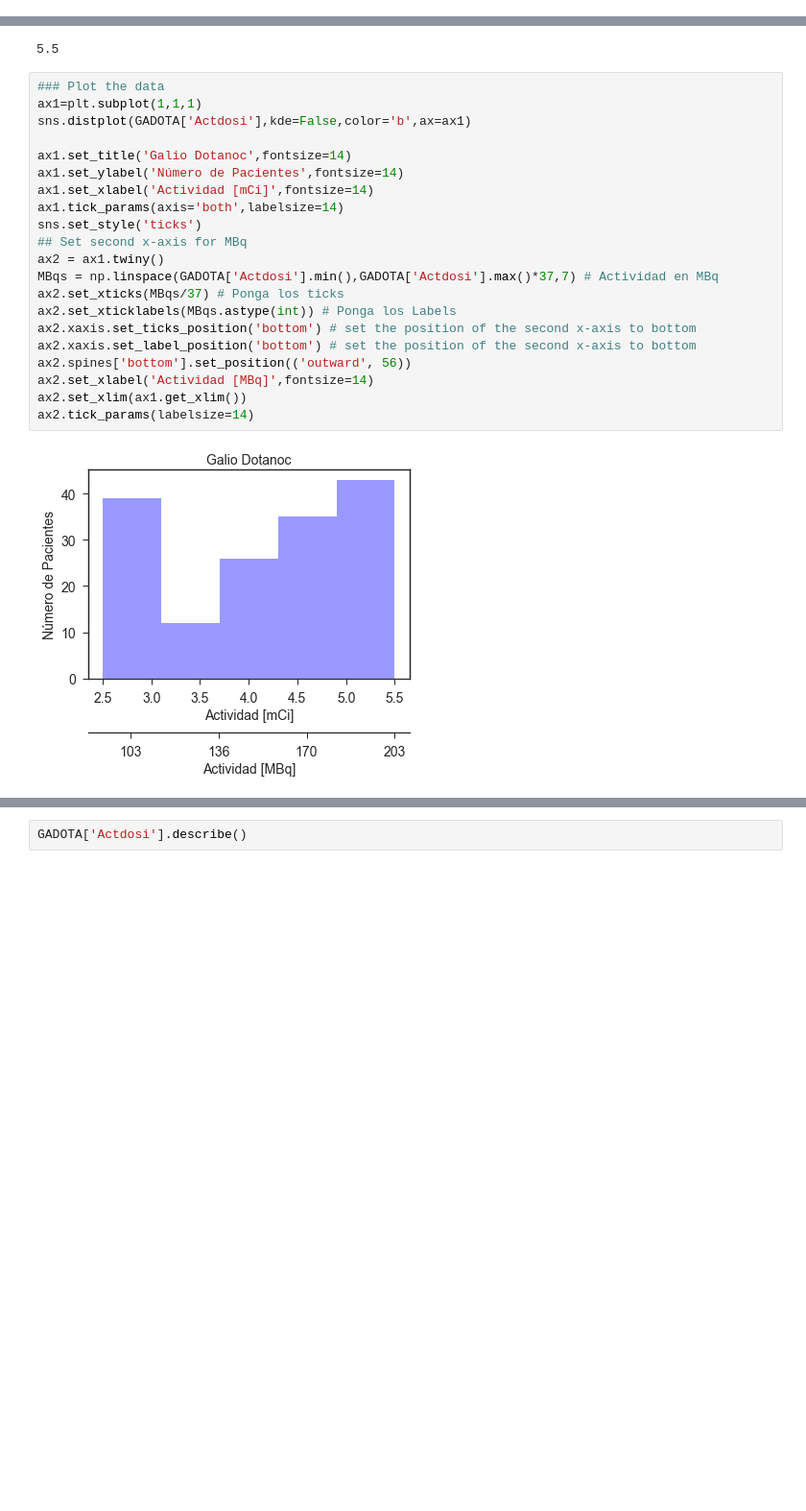
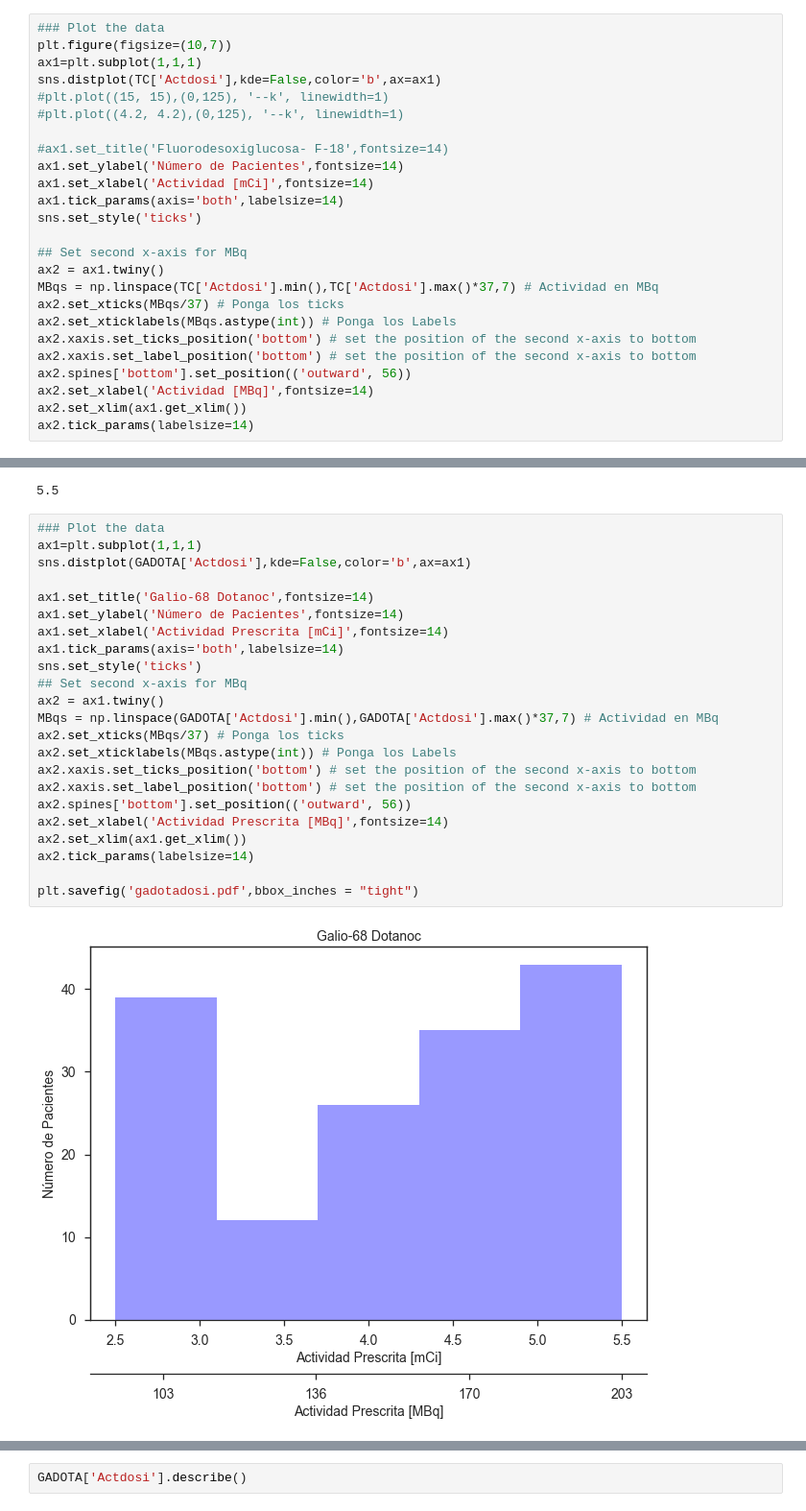
Before and after one commit to andreapy/University, a Jupyter notebook: DRLRFMN.ipynb, the cells around one changed output, grey strips where cells are left out. Shown at 96% size. Cells and saved outputs as stored; diff of their text form; blank space fills up the shorter version.

Commit message:
Actualizacion
Actualizacion graficos data

```diff
--- a/DRLRFMN.ipynb
+++ b/DRLRFMN.ipynb
@@ -157,0 +160,25 @@ dat_group_exam = dat.groupby(['EXAM'],as_index=False)
+# %%
+### Plot the data
+plt.figure(figsize=(10,7))
+ax1=plt.subplot(1,1,1)
+sns.distplot(TC['Actdosi'],kde=False,color='b',ax=ax1)
+#plt.plot((15, 15),(0,125), '--k', linewidth=1)
+#plt.plot((4.2, 4.2),(0,125), '--k', linewidth=1)
+
+#ax1.set_title('Fluorodesoxiglucosa- F-18',fontsize=14)
+ax1.set_ylabel('Número de Pacientes',fontsize=14)
+ax1.set_xlabel('Actividad [mCi]',fontsize=14)
+ax1.tick_params(axis='both',labelsize=14)
+sns.set_style('ticks')
+
+## Set second x-axis for MBq
+ax2 = ax1.twiny()
+MBqs = np.linspace(TC['Actdosi'].min(),TC['Actdosi'].max()*37,7) # Actividad en MBq
+ax2.set_xticks(MBqs/37) # Ponga los ticks
+ax2.set_xticklabels(MBqs.astype(int)) # Ponga los Labels
+ax2.xaxis.set_ticks_position('bottom') # set the position of the second x-axis to bottom
+ax2.xaxis.set_label_position('bottom') # set the position of the second x-axis to bottom
+ax2.spines['bottom'].set_position(('outward', 56))
+ax2.set_xlabel('Actividad [MBq]',fontsize=14)
+ax2.set_xlim(ax1.get_xlim())
+ax2.tick_params(labelsize=14)
@@ -226,26 +255,28 @@ GADOTA['Actdosi'].max()
 # %%
 ### Plot the data
 ax1=plt.subplot(1,1,1)
 sns.distplot(GADOTA['Actdosi'],kde=False,color='b',ax=ax1)
 
-ax1.set_title('Galio Dotanoc',fontsize=14)
+ax1.set_title('Galio-68 Dotanoc',fontsize=14)
 ax1.set_ylabel('Número de Pacientes',fontsize=14)
-ax1.set_xlabel('Actividad [mCi]',fontsize=14)
+ax1.set_xlabel('Actividad Prescrita [mCi]',fontsize=14)
 ax1.tick_params(axis='both',labelsize=14)
 sns.set_style('ticks')
 ## Set second x-axis for MBq
 ax2 = ax1.twiny()
 MBqs = np.linspace(GADOTA['Actdosi'].min(),GADOTA['Actdosi'].max()*37,7) # Actividad en MBq
 ax2.set_xticks(MBqs/37) # Ponga los ticks
 ax2.set_xticklabels(MBqs.astype(int)) # Ponga los Labels
 ax2.xaxis.set_ticks_position('bottom') # set the position of the second x-axis to bottom
 ax2.xaxis.set_label_position('bottom') # set the position of the second x-axis to bottom
 ax2.spines['bottom'].set_position(('outward', 56))
-ax2.set_xlabel('Actividad [MBq]',fontsize=14)
+ax2.set_xlabel('Actividad Prescrita [MBq]',fontsize=14)
 ax2.set_xlim(ax1.get_xlim())
 ax2.tick_params(labelsize=14)
+
+plt.savefig('gadotadosi.pdf',bbox_inches = "tight")
 # %% [output]
-[figure, old version]
+[figure, new version]
 # %%
 sns.boxplot(x="EXAM", y="Actdosi", data=GADOTA)
 
```
Also changed, not shown: parts of 68 cells of this notebook, 15 other files.
